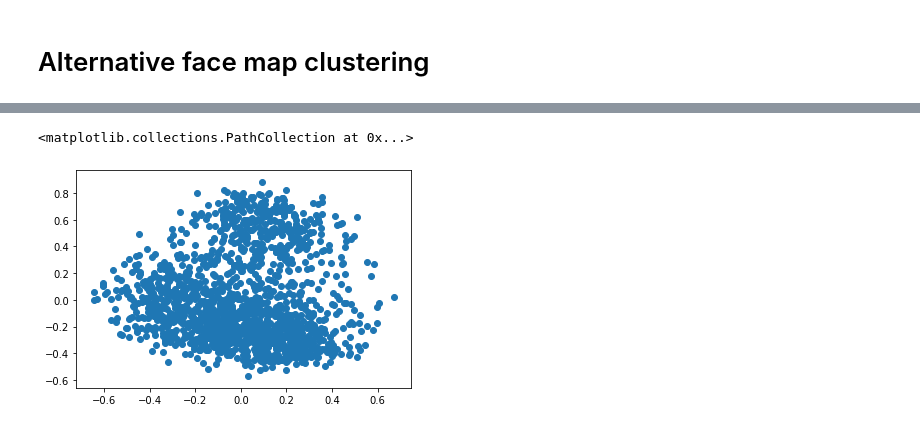
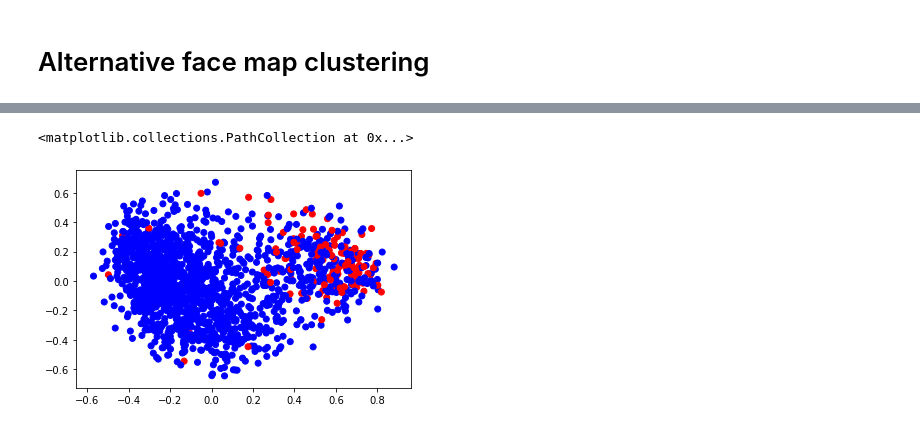
Before and after one commit to liabifano/humans-of-paris-1900, a Jupyter notebook: notebooks/Facial detection.ipynb, the cells around one changed output, grey strips where cells are left out. Saved outputs shown, nothing was run; the diff lists cells and outputs as text; code cells hidden in the pictures.

```diff
--- a/notebooks/Facial detection.ipynb
+++ b/notebooks/Facial detection.ipynb
@@ -83,0 +89,2 @@ write btv1b53149320s
+# %%
+image = Image.open(LOCATION + 'btv1b53071525p.png')
@@ -206,8 +316,3 @@ from sklearn.decomposition import PCA
 pca = PCA(n_components=2)
 # %%
 x_pca = pca.fit_transform(matrix)
-# %%
-plt.scatter(x_pca[:,1], x_pca[:,0])
-# %% [output]
-<matplotlib.collections.PathCollection at 0x...>
-[figure, removed]
@@ -214,3 +321,8 @@ plt.scatter(x_pca[:,1], x_pca[:,0])
+# %%
+plt.scatter(x_pca[:,0], x_pca[:,1], c = gender_lables, cmap=plt.cm.bwr)
+# %% [output]
+<matplotlib.collections.PathCollection at 0x...>
+[figure, added]
 # %%
 x_pca = (x_pca - x_pca.min())*200+100
 # %%
```
Also changed, not shown: parts of 40 cells of this notebook, 52 other files.
